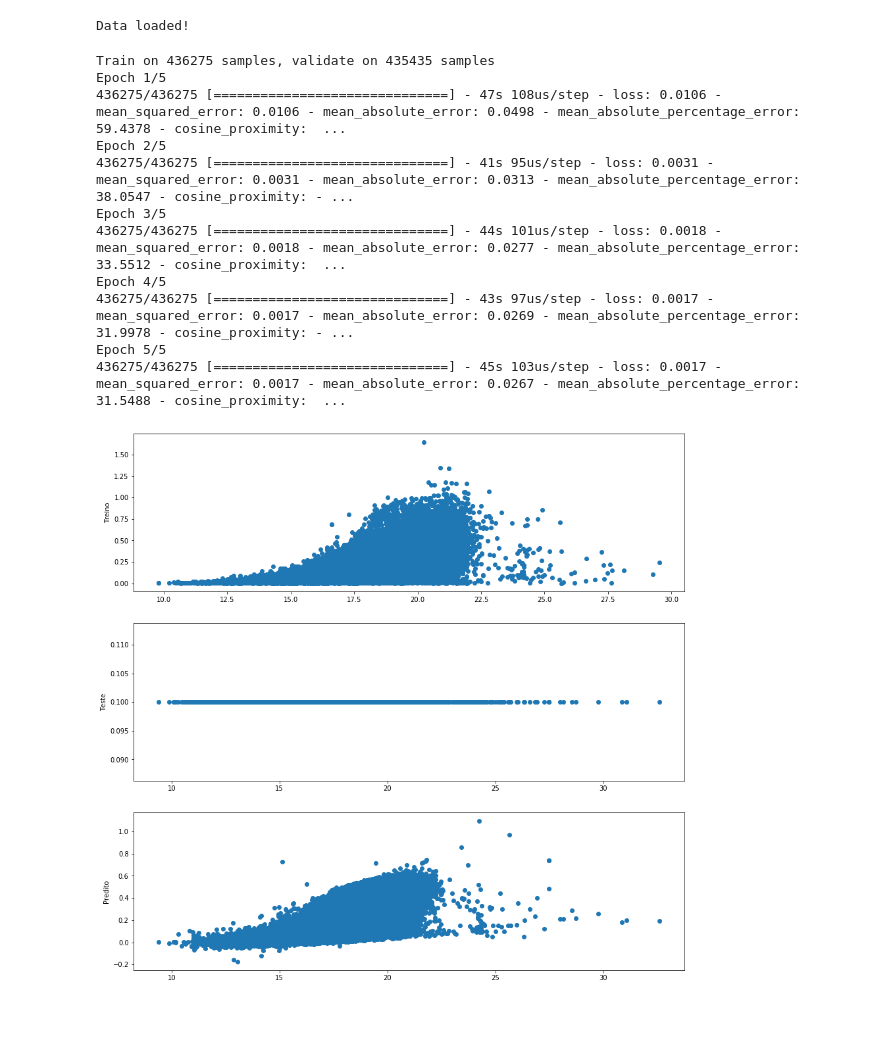
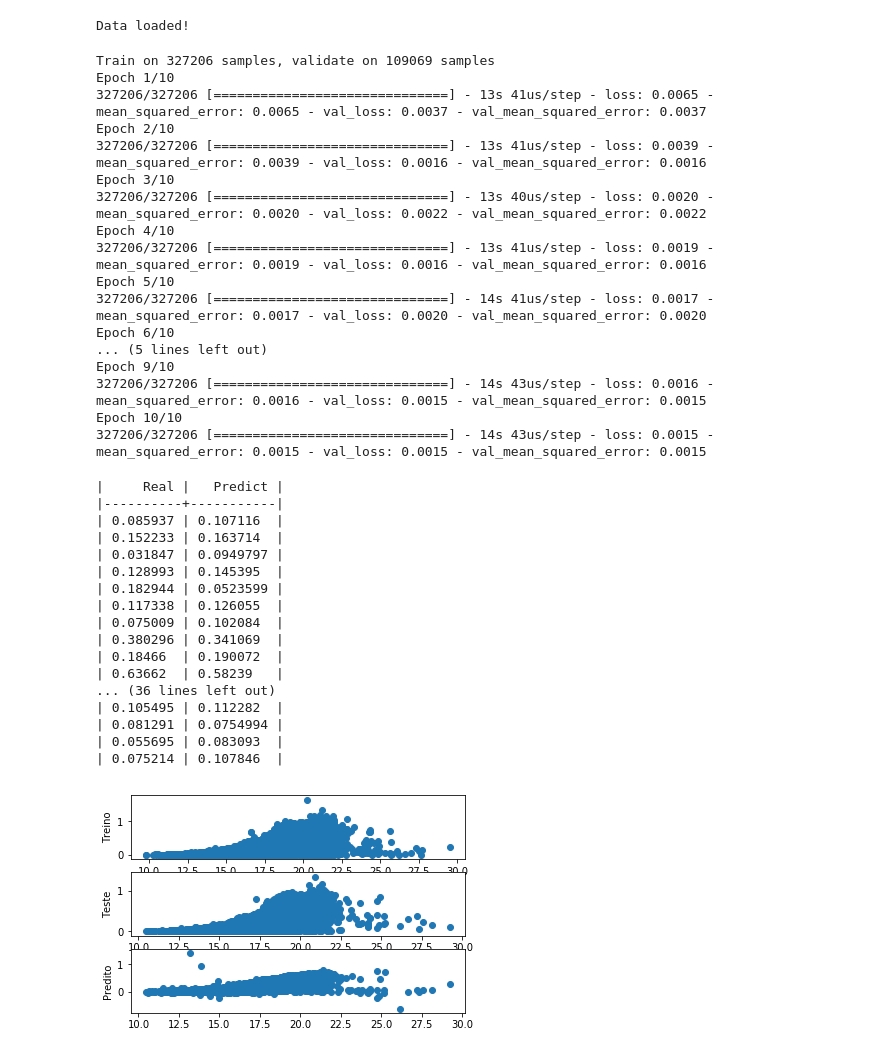
Before and after one commit to AILAB-CEFET-RJ/parsl-ml-workflow, a Jupyter notebook: jupyter/notebooks/cnn_full_conn_redshift.ipynb, the cells around one changed output. Cells and saved outputs as stored; diff of their text form; code cells hidden in the pictures; blank space fills up the shorter version.

```diff
--- a/jupyter/notebooks/cnn_full_conn_redshift.ipynb
+++ b/jupyter/notebooks/cnn_full_conn_redshift.ipynb
@@ -3,36 +10,72 @@ from cnn_fully_connected_test import *
 # %%
 train_file = 'datasets/train.csv'
-test_file = 'datasets/test.csv'
-
-X_test = loadtxt(test_file, usecols=(1, 2, 3, 4, 5, 6, 7, 8, 9, 10), unpack=True, delimiter=',').T
-Y_test = loadtxt(test_file, unpack=True, usecols=(11), delimiter=',')
 
 X = loadtxt(train_file, usecols=(1, 2, 3, 4, 5, 6, 7, 8, 9, 10), unpack=True, delimiter=',').T
 Y = loadtxt(train_file, unpack=True, usecols=(11), delimiter=',')
 
+X_train, X_test, y_train, y_test = train_test_split(X, Y)
+
 print('Data loaded!')
 # %% [output]
 Data loaded!
+# %%
+def create_baseline_model():
+    model = Sequential()
+    model.add(Dense(100, input_dim=10, activation='relu'))
+    model.add(Dense(100, activation='relu'))
+    model.add(Dense(1, activation='linear'))
+    model.compile(loss='mse', optimizer='adam', metrics=['mse'])
+
+    return model
 # %%
 model = create_baseline_model()
-hist = model.fit(X, Y, validation_data=(X_test, Y_test), epochs=5)
+hist = model.fit(X_train, y_train, validation_data=(X_test, y_test), epochs=10)
 preds = model.predict(X_test)
 # %% [output]
-Train on 436275 samples, validate on 435435 samples
-Epoch 1/5
-436275/436275 [==============================] - 47s 108us/step - loss: 0.0106 - mean_squared_error: 0.0106 - mean_absolute_error: 0.0498 - mean_absolute_percentage_error: 59.4378 - cosine_proximity:  ...
-Epoch 2/5
-436275/436275 [==============================] - 41s 95us/step - loss: 0.0031 - mean_squared_error: 0.0031 - mean_absolute_error: 0.0313 - mean_absolute_percentage_error: 38.0547 - cosine_proximity: - ...
-Epoch 3/5
-436275/436275 [==============================] - 44s 101us/step - loss: 0.0018 - mean_squared_error: 0.0018 - mean_absolute_error: 0.0277 - mean_absolute_percentage_error: 33.5512 - cosine_proximity:  ...
-Epoch 4/5
-436275/436275 [==============================] - 43s 97us/step - loss: 0.0017 - mean_squared_error: 0.0017 - mean_absolute_error: 0.0269 - mean_absolute_percentage_error: 31.9978 - cosine_proximity: - ...
-Epoch 5/5
-436275/436275 [==============================] - 45s 103us/step - loss: 0.0017 - mean_squared_error: 0.0017 - mean_absolute_error: 0.0267 - mean_absolute_percentage_error: 31.5488 - cosine_proximity:  ...
+Train on 327206 samples, validate on 109069 samples
+Epoch 1/10
+327206/327206 [==============================] - 13s 41us/step - loss: 0.0065 - mean_squared_error: 0.0065 - val_loss: 0.0037 - val_mean_squared_error: 0.0037
+Epoch 2/10
+327206/327206 [==============================] - 13s 41us/step - loss: 0.0039 - mean_squared_error: 0.0039 - val_loss: 0.0016 - val_mean_squared_error: 0.0016
+Epoch 3/10
+327206/327206 [==============================] - 13s 40us/step - loss: 0.0020 - mean_squared_error: 0.0020 - val_loss: 0.0022 - val_mean_squared_error: 0.0022
+Epoch 4/10
+327206/327206 [==============================] - 13s 41us/step - loss: 0.0019 - mean_squared_error: 0.0019 - val_loss: 0.0016 - val_mean_squared_error: 0.0016
+Epoch 5/10
+327206/327206 [==============================] - 14s 41us/step - loss: 0.0017 - mean_squared_error: 0.0017 - val_loss: 0.0020 - val_mean_squared_error: 0.0020
+Epoch 6/10
+... (5 lines left out)
+Epoch 9/10
+327206/327206 [==============================] - 14s 43us/step - loss: 0.0016 - mean_squared_error: 0.0016 - val_loss: 0.0015 - val_mean_squared_error: 0.0015
+Epoch 10/10
+327206/327206 [==============================] - 14s 43us/step - loss: 0.0015 - mean_squared_error: 0.0015 - val_loss: 0.0015 - val_mean_squared_error: 0.0015
+# %%
+pred = preds.reshape(len(preds))
+real = y_test
+
+plot_table(real, pred)
+# %% [output]
+|     Real |   Predict |
+|----------+-----------|
+| 0.085937 | 0.107116  |
+| 0.152233 | 0.163714  |
+| 0.031847 | 0.0949797 |
+| 0.128993 | 0.145395  |
+| 0.182944 | 0.0523599 |
+| 0.117338 | 0.126055  |
+| 0.075009 | 0.102084  |
+| 0.380296 | 0.341069  |
+| 0.18466  | 0.190072  |
+| 0.63662  | 0.58239   |
+... (36 lines left out)
+| 0.105495 | 0.112282  |
+| 0.081291 | 0.0754994 |
+| 0.055695 | 0.083093  |
+| 0.075214 | 0.107846  |
 # %%
-plot_scatter(X, Y, X_test, Y_test, preds)
+plot_scatter(X_train, y_train, X_test, y_test, preds)
 # %% [output]
-[figure, old version]
+[figure, new version]
 # %%
 plot(hist.history, 'mean_squared_error')
 # %% [output]
```
Also changed, not shown: parts of 5 cells of this notebook, 1 other file.
